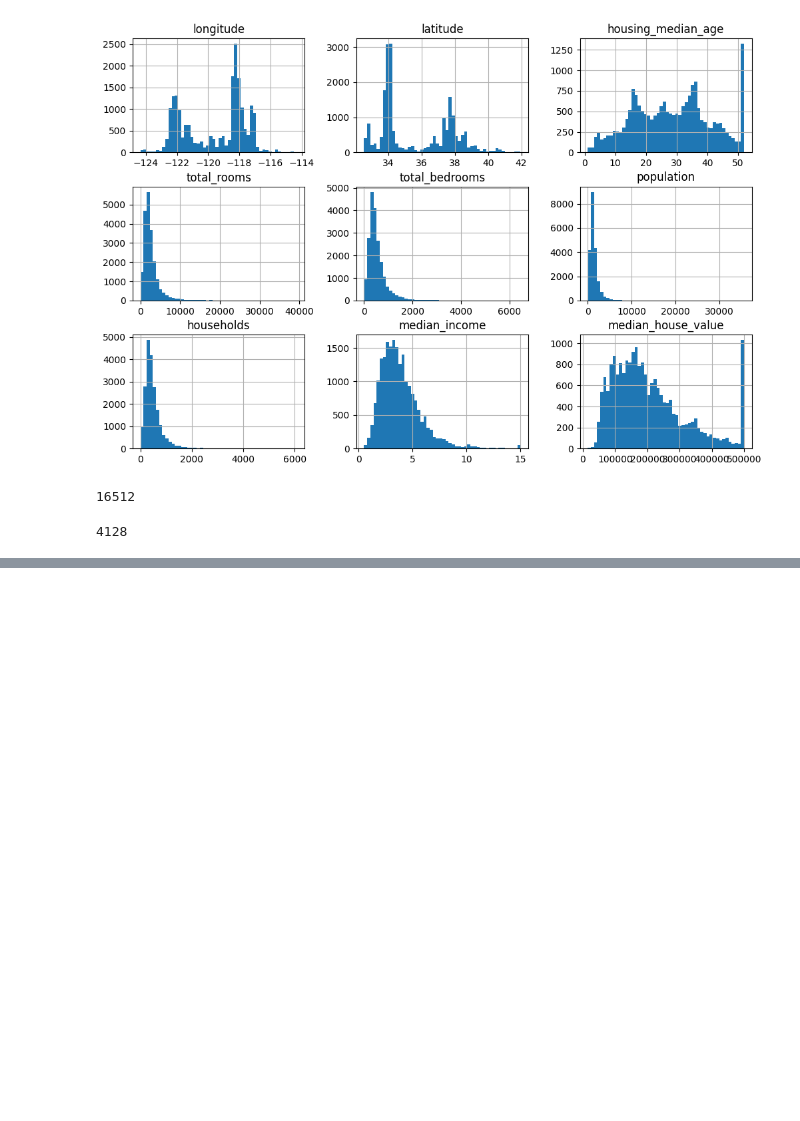
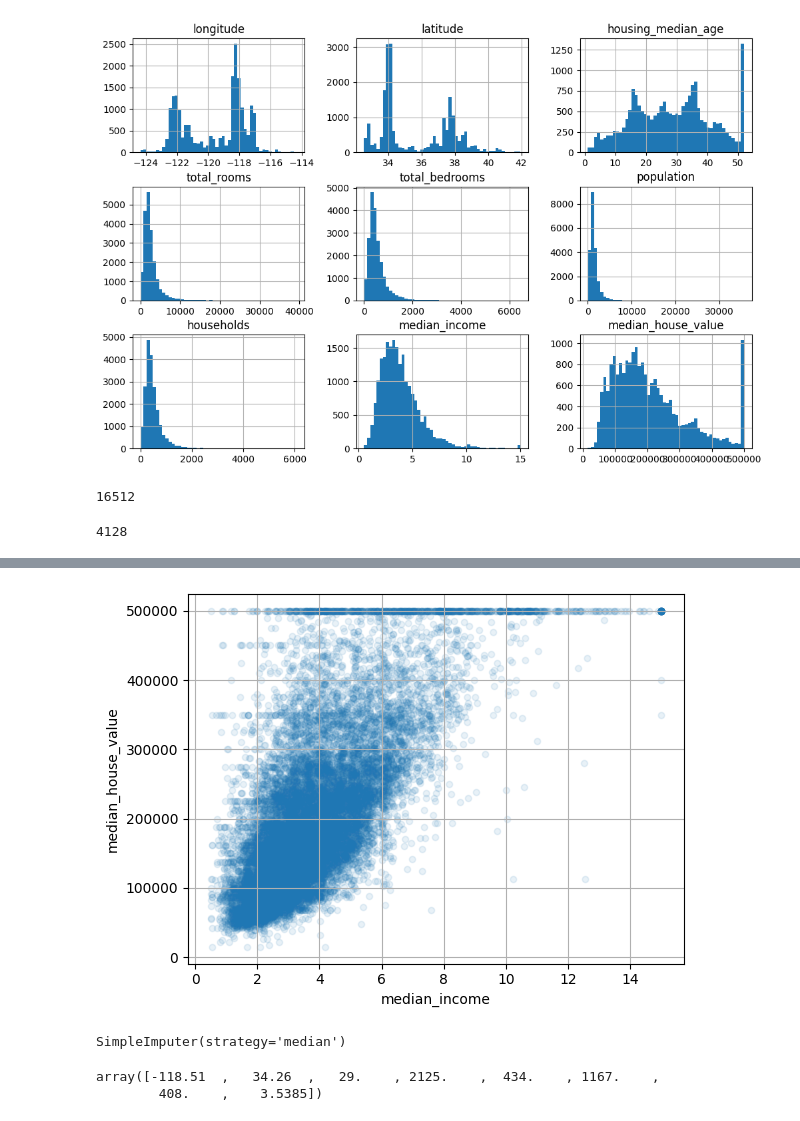
Before and after one commit to j4b3-21/Machine_learning_Housing_prices_HOMLWSKT, a Jupyter notebook: housingPrices.ipynb, the cells around one changed output, grey strips where cells are left out. Drawn from its saved outputs; the diff is of its cells as text; code cells hidden in the pictures; blank space fills up the shorter version.

```diff
--- a/housingPrices.ipynb
+++ b/housingPrices.ipynb
@@ -112,0 +149,6 @@ AttributeError: module 'matplotlib.pyplot' has no attribute 'ylable'
+# %%
+housing.plot(kind="scatter",x="median_income",y="median_house_value",alpha=0.1,grid=True)
+
+plt.show()
+# %% [output]
+[figure, added]
@@ -112,0 +158,12 @@ AttributeError: module 'matplotlib.pyplot' has no attribute 'ylable'
+# %%
+from sklearn.impute import SimpleImputer
+imputer = SimpleImputer(strategy="median")
+housing_num=housing.select_dtypes(include=[np.number])
+imputer.fit(housing_num)
+# %% [output]
+SimpleImputer(strategy='median')
+# %%
+imputer.statistics_
+# %% [output]
+array([-118.51  ,   34.26  ,   29.    , 2125.    ,  434.    , 1167.    ,
+        408.    ,    3.5385])
```
Also changed, not shown: parts of 35 cells of this notebook.
